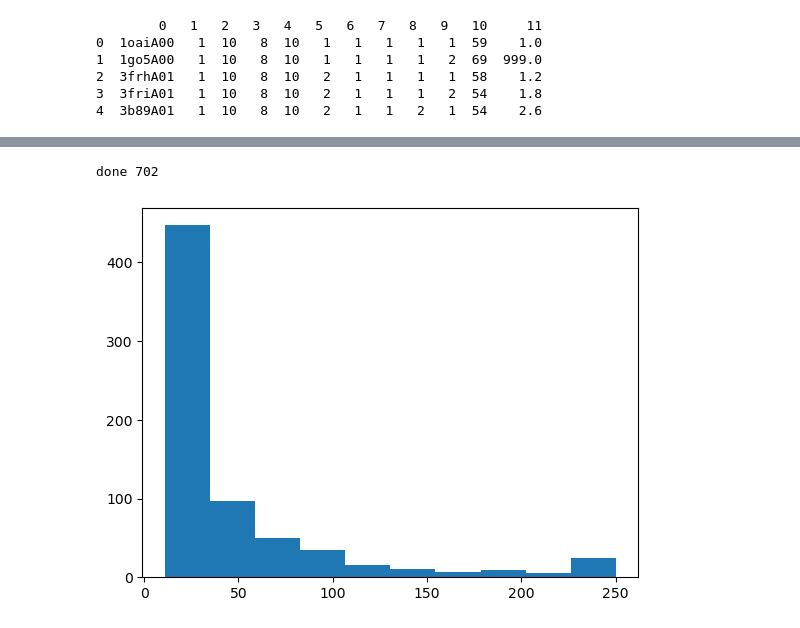
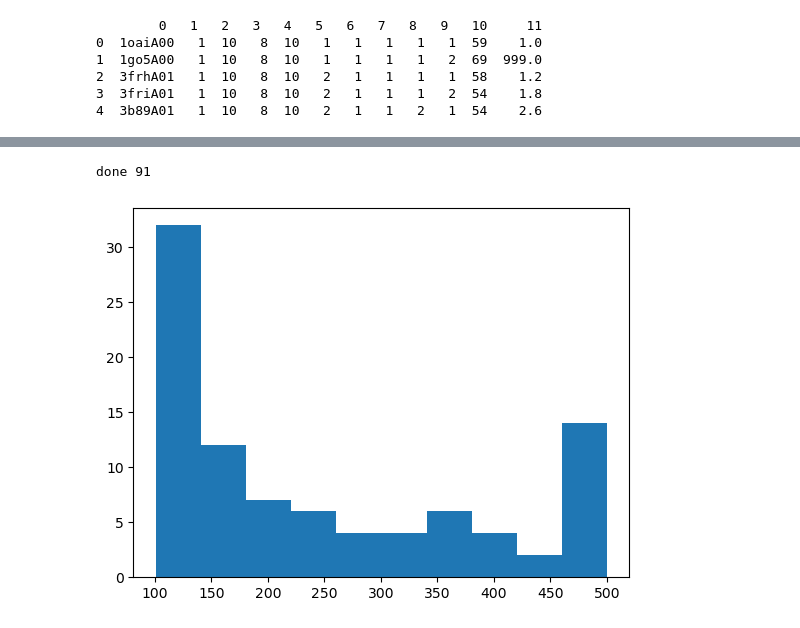
Before and after one commit to DessimozLab/fold_tree, a Jupyter notebook: notebooks/prepareCATH.ipynb, the cells around one changed output, grey strips where cells are left out. Cells and saved outputs as stored; diff of their text form; code cells hidden in the pictures.

```diff
--- a/notebooks/prepareCATH.ipynb
+++ b/notebooks/prepareCATH.ipynb
@@ -25,6 +22,7 @@ print(domain_df.head())
 #change the type to string
 domain_df = domain_df.astype(str)
 domain_df['superfam'] = domain_df[[1,2,3,4]].apply(lambda x : '.'.join(x), axis = 1)
+domain_df['CAT'] = domain_df[[1,2,3]].apply(lambda x : '.'.join(x), axis = 1)
 # %%
 siftsdf = pd.read_csv('../CATH_data/pdb_chain_cath_uniprot.csv', header=1 )
 # %%
@@ -63,37 +59,39 @@ plt.show()
 # %%
 from src import AFDB_tools
 import os
-datapath = '../CATH_data/'
-nprots = 250
-minprots = 500
+#datapath = '../CATH_data/'
+
+datapath = '../CAT_data/'
+
+nprots = 500
 fams = 2000
 total = 0
 lengths = []
 #iterate over all superfamilies and create a tree for each
 
 if not os.path.exists(datapath):
     os.mkdir(datapath)
-for i,superfam in enumerate(siftsdf.superfam.unique()):
+
+for i,superfam in enumerate(siftsdf.CAT.unique()):
     if not os.path.exists(datapath+superfam):
         os.mkdir(datapath+superfam)
 
     #create a tree for each superfam
     #sample 1000 proteins from the superfam
-    sub = siftsdf[siftsdf.superfam == superfam]
+    sub = siftsdf[siftsdf.CAT == superfam]
     prots = list(sub['SP_PRIMARY'].unique())
     prots = prots[:nprots]
     #output the sequence dataset to a file
     #create a folder for the superfam if it does not exist
     #output the uniport ids to a file
-    if len(prots)> 10:
+    if len(prots)> 100:
         lengths.append(len(prots))
-
         total+=1
         with open(datapath+superfam+'/identifiers.txt', 'w') as f:
             f.write('\n'.join( prots ))
 print('done', total)
 plt.hist(lengths)
 plt.show()
 # %% [output]
-done 702
+done 91
-[figure, old version]
+[figure, new version]
```
Also changed, not shown: parts of 7 cells of this notebook, 7 other files.
